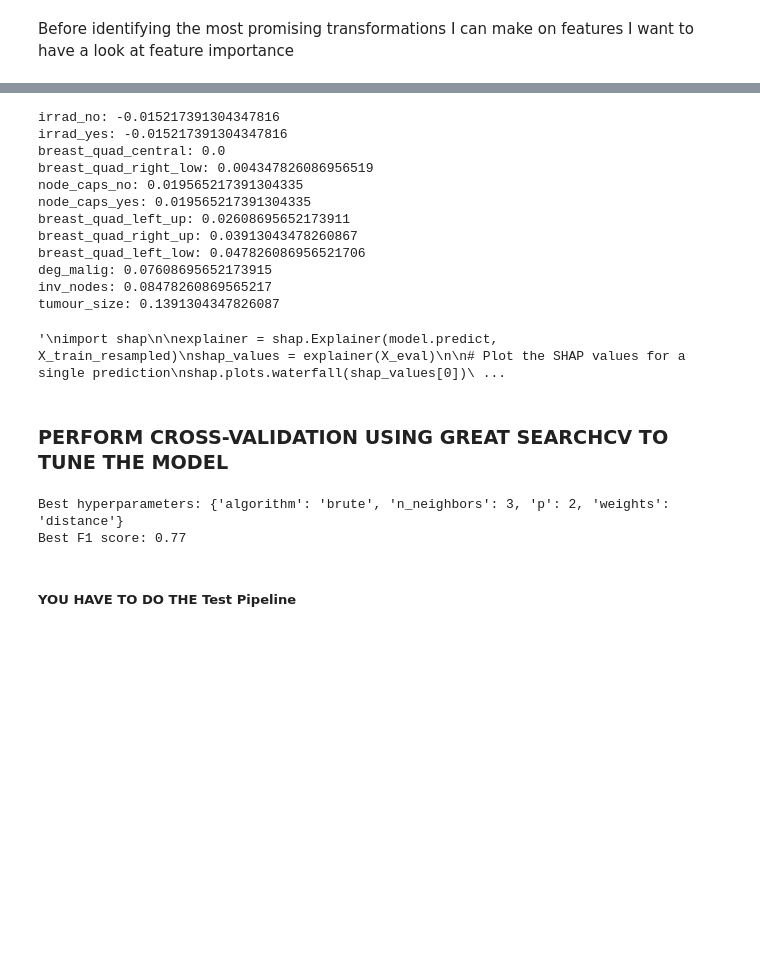
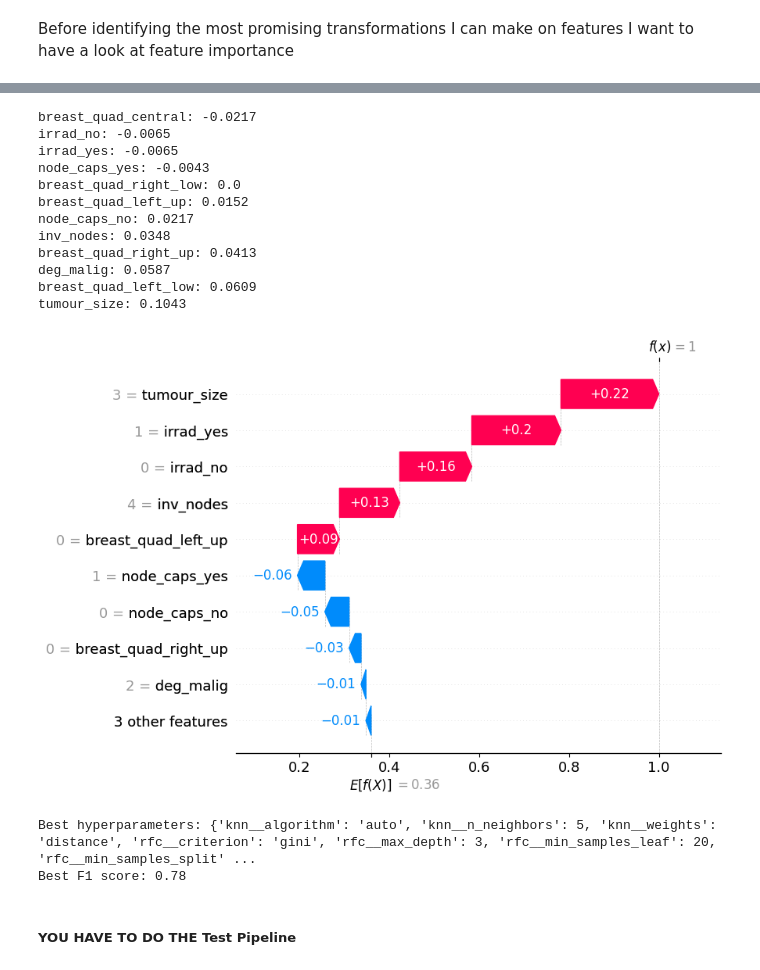
Before and after one commit to daniocionini/Prediction-Model-Breast-Cancer-Recurrence, a Jupyter notebook: model_prediction_recurrence_breast_cancer.ipynb, the cells around one changed output, grey strips where cells are left out. Cells and saved outputs as stored; diff of their text form; code cells hidden in the pictures; blank space fills up the shorter version.

```diff
--- a/model_prediction_recurrence_breast_cancer.ipynb
+++ b/model_prediction_recurrence_breast_cancer.ipynb
@@ -362,43 +342,44 @@ result = permutation_importance(model, X_eval, y_eval, n_repeats=10, random_stat
 importance_scores = result.importances_mean
 sorted_idx = importance_scores.argsort()
 for i in sorted_idx:
-    print(f"{X_eval.columns[i]}: {importance_scores[i]}")
+    print(f"{X_eval.columns[i]}: {round(importance_scores[i],4)}")
 # %% [output]
-irrad_no: -0.015217391304347816
-irrad_yes: -0.015217391304347816
-breast_quad_central: 0.0
-breast_quad_right_low: 0.004347826086956519
-node_caps_no: 0.019565217391304335
-node_caps_yes: 0.019565217391304335
-breast_quad_left_up: 0.02608695652173911
-breast_quad_right_up: 0.03913043478260867
-breast_quad_left_low: 0.047826086956521706
-deg_malig: 0.07608695652173915
-inv_nodes: 0.08478260869565217
-tumour_size: 0.1391304347826087
+breast_quad_central: -0.0217
+irrad_no: -0.0065
+irrad_yes: -0.0065
+node_caps_yes: -0.0043
+breast_quad_right_low: 0.0
+breast_quad_left_up: 0.0152
+node_caps_no: 0.0217
+inv_nodes: 0.0348
+breast_quad_right_up: 0.0413
+deg_malig: 0.0587
+breast_quad_left_low: 0.0609
+tumour_size: 0.1043
 # %%
-"""
+
 import shap
 
 explainer = shap.Explainer(model.predict, X_train_resampled)
 shap_values = explainer(X_eval)
 
 # Plot the SHAP values for a single prediction
 shap.plots.waterfall(shap_values[0])
-"""
 # %% [output]
-'\nimport shap\n\nexplainer = shap.Explainer(model.predict, X_train_resampled)\nshap_values = explainer(X_eval)\n\n# Plot the SHAP values for a single prediction\nshap.plots.waterfall(shap_values[0])\ ...
+[figure, added]
-# %% [markdown]
-### PERFORM CROSS-VALIDATION USING GREAT SEARCHCV TO TUNE THE MODEL
 # %%
-model = KNeighborsClassifier()
+model = VotingClassifier(estimators=[('rfc', RandomForestClassifier()), ('knn', KNeighborsClassifier(n_neighbors=5))], voting='soft')
 
 # define the hyperparameters to search over
 param_grid = {
-    'n_neighbors': [3, 5, 7, 9, 11],
-    'weights': ['uniform', 'distance'],
-    'algorithm': ['auto', 'ball_tree', 'kd_tree', 'brute'],
-    'p': [1, 2]
+    'rfc__n_estimators': [50, 200, 300, 500],
+    'rfc__max_depth': [3, 8, 15],
+    'rfc__criterion': ['gini', 'entropy'],
+    'rfc__min_samples_split': [2, 6, 10],
+    'rfc__min_samples_leaf': [10, 20, 30],
+    'knn__n_neighbors': [5, 7],
+    'knn__weights': ['uniform', 'distance'],
+    'knn__algorithm': ['auto', 'brute']
 }
 # define the cross-validation scheme
 cv = StratifiedKFold(n_splits=5, shuffle=True, random_state=42)
@@ -414,12 +395,15 @@ X_train_resampled, y_train_resampled = ros.fit_resample(X_train_eval, y_train_ev
 
 grid_search.fit(X_train_resampled, y_train_resampled)
 best_params = grid_search.best_params_
+
+
+
 # print the best hyperparameters and F1 score
 print("Best hyperparameters:", best_params)
 print("Best F1 score:", round(grid_search.best_score_, 2))
 # %% [output]
-Best hyperparameters: {'algorithm': 'brute', 'n_neighbors': 3, 'p': 2, 'weights': 'distance'}
-Best F1 score: 0.77
+Best hyperparameters: {'knn__algorithm': 'auto', 'knn__n_neighbors': 5, 'knn__weights': 'distance', 'rfc__criterion': 'gini', 'rfc__max_depth': 3, 'rfc__min_samples_leaf': 20, 'rfc__min_samples_split' ...
+Best F1 score: 0.78
 # %% [markdown]
 ##### YOU HAVE TO DO THE Test Pipeline
 # %%
```
Also changed, not shown: parts of 12 cells of this notebook.
